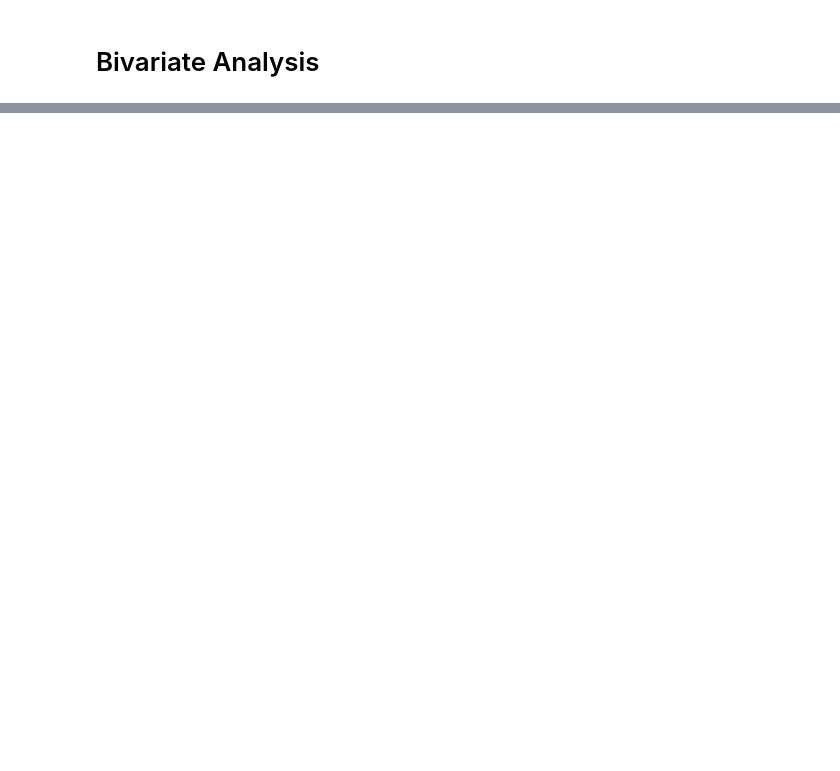
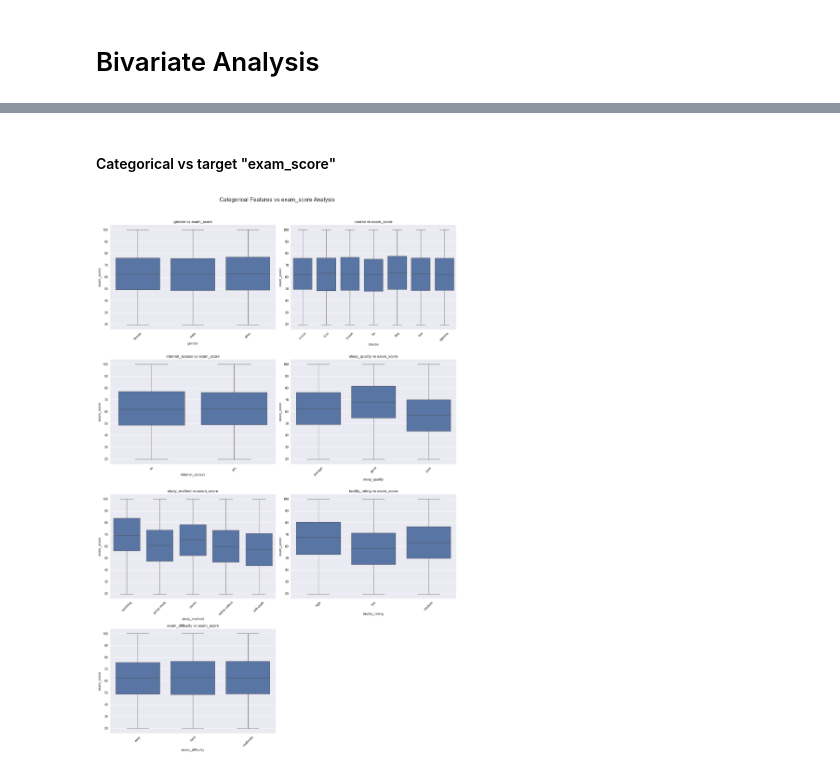
Before and after one commit to thaortrinh/conq013-student-score-prediction, a Jupyter notebook: notebooks/eda.ipynb, the cells around one changed output, grey strips where cells are left out. Cells and saved outputs as stored; diff of their text form; code cells hidden in the pictures; blank space fills up the shorter version.

```diff
--- a/notebooks/eda.ipynb
+++ b/notebooks/eda.ipynb
@@ -491,0 +612,28 @@ for col in categorical_cols:
+# %% [markdown]
+#### Categorical vs target "exam_score"
+# %%
+categorical_feats = ['gender', 'course', 'internet_access',
+                     'sleep_quality', 'study_method',
+                     'facility_rating', 'exam_difficulty']
+
+num_features = len(categorical_feats)
+cols = 2
+rows = (num_features + cols - 1) // cols
+
+fig, axes = plt.subplots(rows, cols, figsize=(16, rows * 6))
+fig.suptitle('Categorical Features vs exam_score Analysis', fontsize=18, y=1.02)
+
+axes = axes.flatten()
+
+for idx, col in enumerate(categorical_feats):
+    sns.boxplot(x=col, y='exam_score', data=df, ax=axes[idx])
+    axes[idx].set_title(f'{col} vs exam_score')
+    axes[idx].tick_params(axis='x', rotation=45)
+
+for i in range(idx + 1, len(axes)):
+    fig.delaxes(axes[i])
+
+plt.tight_layout()
+plt.show()
+# %% [output]
+[figure, added]
```
Also changed, not shown: parts of 19 cells of this notebook, 3 other files.
